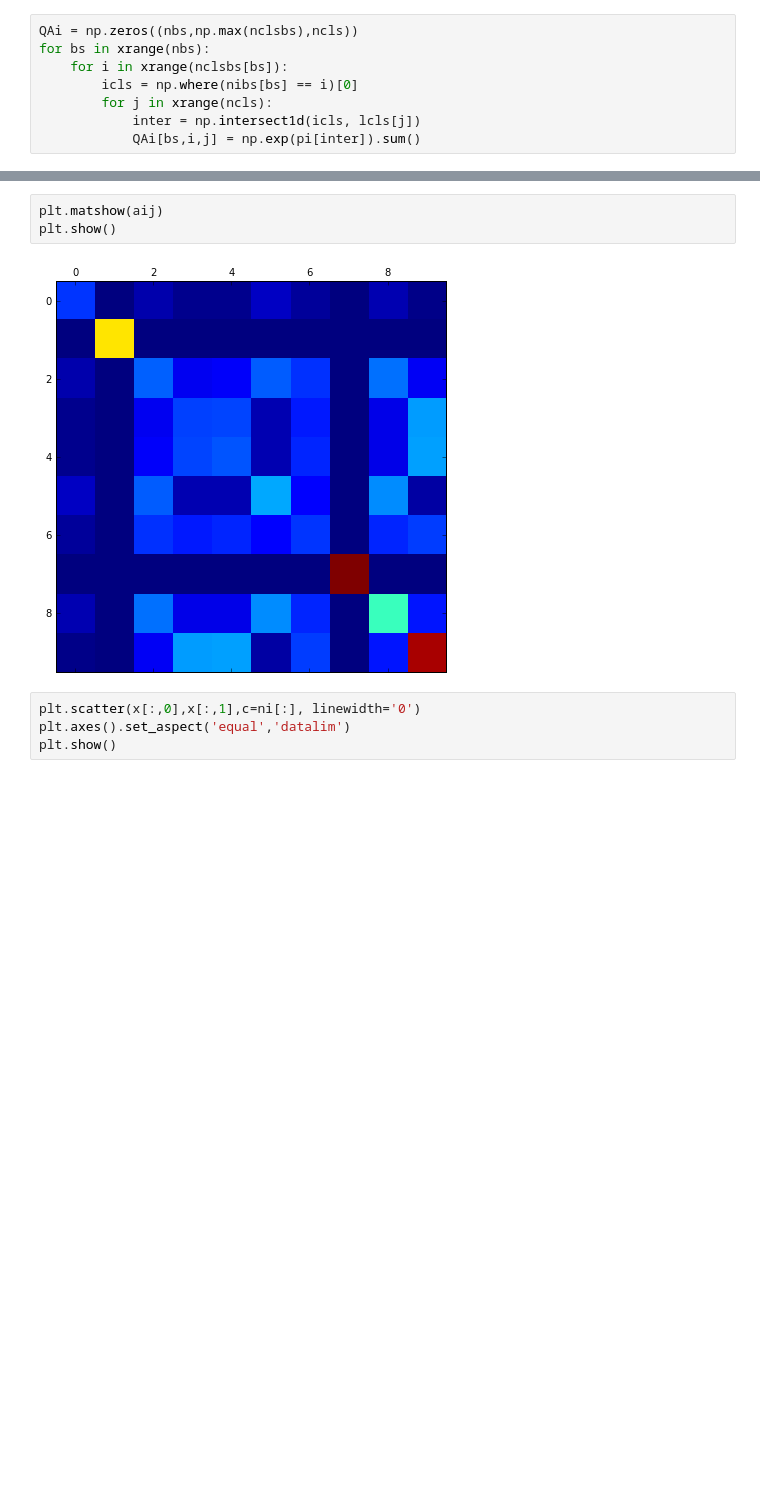
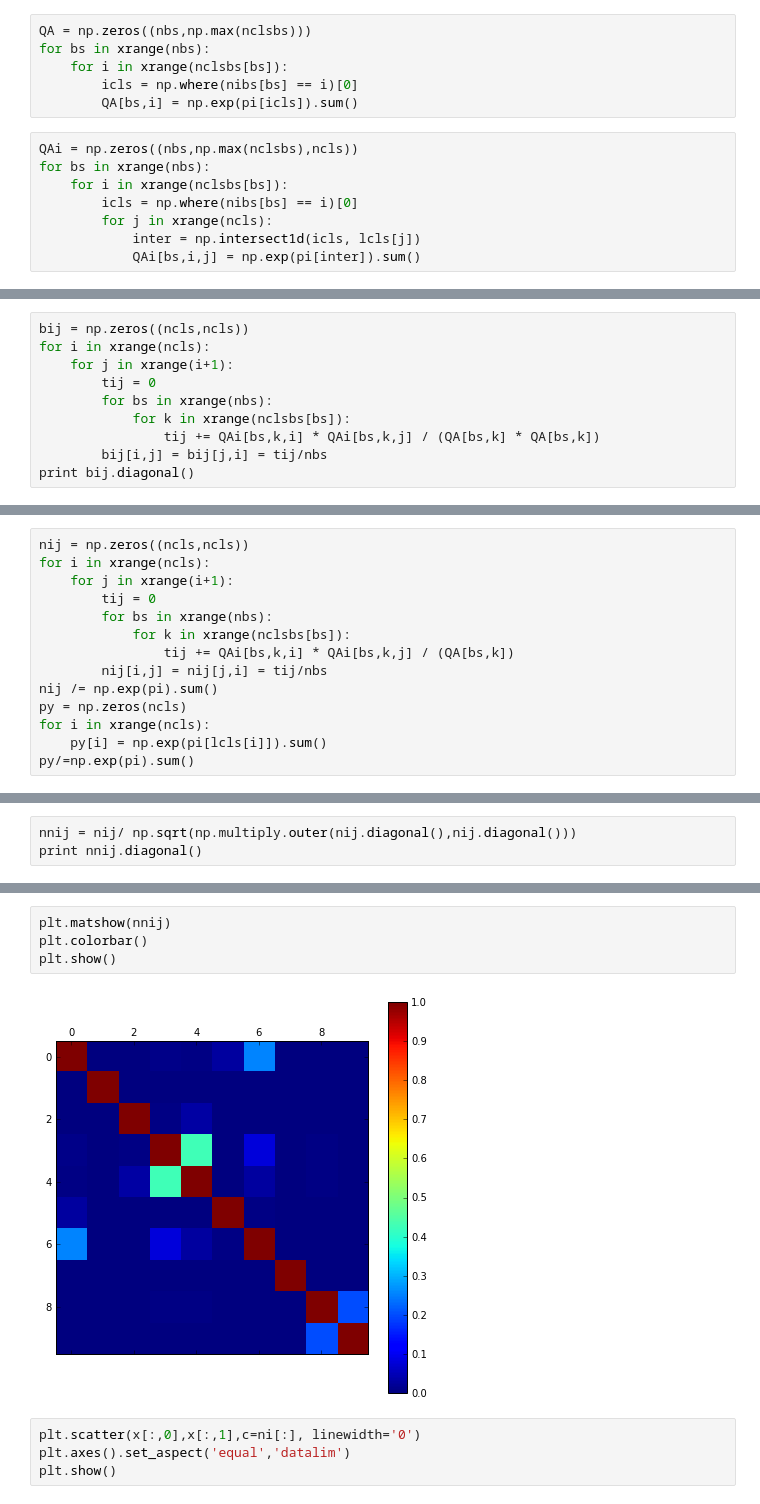
Before and after one commit to lab-cosmo/pamm, a Jupyter notebook: examples/traj9/pamm-merge-lj.ipynb, the cells around one changed output, grey strips where cells are left out. Drawn from its saved outputs; the diff is of its cells as text; blank space fills up the shorter version.

```diff
--- a/examples/traj9/pamm-merge-lj.ipynb
+++ b/examples/traj9/pamm-merge-lj.ipynb
@@ -39,4 +39,10 @@ for bs in xrange(nbs):
     nclsbs[bs] = np.max(nibs[bs])+1
+# %%
+QA = np.zeros((nbs,np.max(nclsbs)))
+for bs in xrange(nbs):
+    for i in xrange(nclsbs[bs]):
+        icls = np.where(nibs[bs] == i)[0]
+        QA[bs,i] = np.exp(pi[icls]).sum()
 # %%
 QAi = np.zeros((nbs,np.max(nclsbs),ncls))
 for bs in xrange(nbs):
@@ -62,0 +69,10 @@ gij=aij / np.sqrt(np.multiply.outer(da,da))
+# %%
+bij = np.zeros((ncls,ncls))
+for i in xrange(ncls):
+    for j in xrange(i+1):
+        tij = 0
+        for bs in xrange(nbs):
+            for k in xrange(nclsbs[bs]):
+                tij += QAi[bs,k,i] * QAi[bs,k,j] / (QA[bs,k] * QA[bs,k])
+        bij[i,j] = bij[j,i] = tij/nbs
+print bij.diagonal()
@@ -62,0 +82,14 @@ gij=aij / np.sqrt(np.multiply.outer(da,da))
+# %%
+nij = np.zeros((ncls,ncls))
+for i in xrange(ncls):
+    for j in xrange(i+1):
+        tij = 0
+        for bs in xrange(nbs):
+            for k in xrange(nclsbs[bs]):
+                tij += QAi[bs,k,i] * QAi[bs,k,j] / (QA[bs,k])
+        nij[i,j] = nij[j,i] = tij/nbs
+nij /= np.exp(pi).sum()
+py = np.zeros(ncls)
+for i in xrange(ncls):
+    py[i] = np.exp(pi[lcls[i]]).sum()
+py/=np.exp(pi).sum()
@@ -62,0 +102,3 @@ gij=aij / np.sqrt(np.multiply.outer(da,da))
+# %%
+nnij = nij/ np.sqrt(np.multiply.outer(nij.diagonal(),nij.diagonal()))
+print nnij.diagonal()
@@ -63,8 +107,9 @@ gij=aij / np.sqrt(np.multiply.outer(da,da))
 # %%
-plt.matshow(aij)
+plt.matshow(nnij)
+plt.colorbar()
 plt.show()
 # %% [output]
-[figure, old version]
+[figure, new version]
 # %%
 plt.scatter(x[:,0],x[:,1],c=ni[:], linewidth='0')
 plt.axes().set_aspect('equal','datalim')
```
Also changed, not shown: parts of 10 cells of this notebook, 2 other files.
